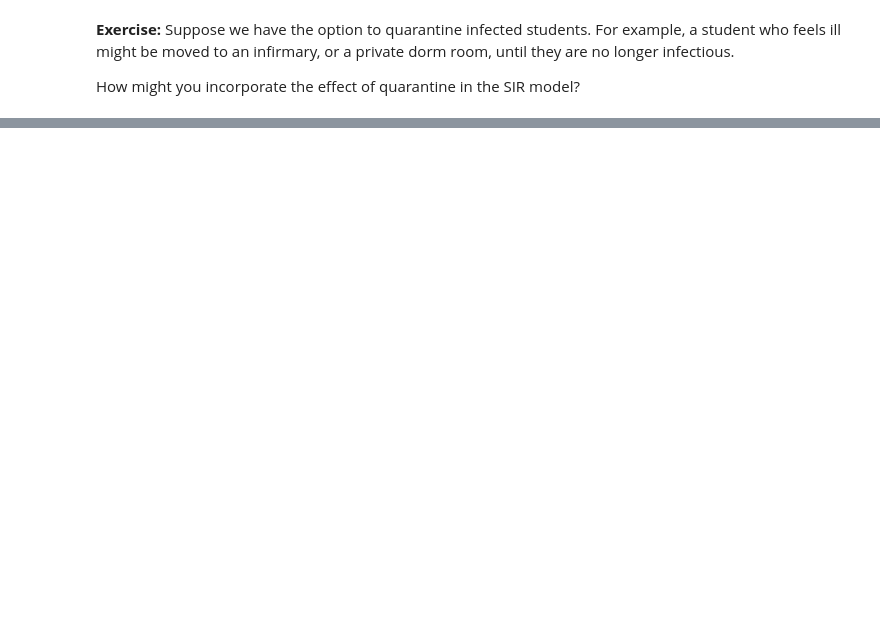
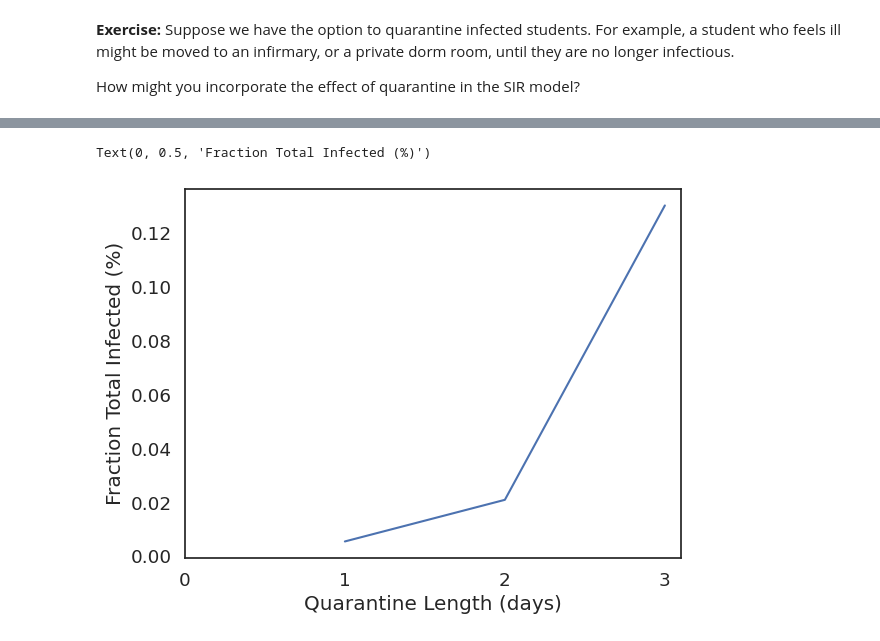
Before and after one commit to andrewbowen19/SimulationAndModellingDATA604, a Jupyter notebook: notebooks/bowen_chap12.ipynb, the cells around one changed output, grey strips where cells are left out. Saved outputs shown, nothing was run; the diff lists cells and outputs as text; code cells hidden in the pictures; blank space fills up the shorter version.

```diff
--- a/notebooks/bowen_chap12.ipynb
+++ b/notebooks/bowen_chap12.ipynb
@@ -547,0 +586,20 @@ How might you incorporate the effect of quarantine in the SIR model?
+# %%
+# Solution goes here
+def quarantine(system, low, high=4):
+  # Here we'll define the infection period for a quarantined student as 1 day, rather than 4 days
+  tr = high - (high-low)
+  system.gamma = 1 / tr
+# %%
+def sweep_quarantine(low_array):
+    sweep = SweepSeries()
+
+    for low_day in low_array:
+        system = make_system(beta, gamma)
+        quarantine(system, low_day)
+        results = run_simulation(system, update_func)
+        sweep[low_day] = calc_total_infected(results)
+
+    return sweep
+# %%
+low_array = np.array([0,1,2,3])
+quarantine_results = sweep_quarantine(low_array)
@@ -547,0 +612,10 @@ How might you incorporate the effect of quarantine in the SIR model?
+# %%
+import matplotlib.pyplot as plt
+
+plt.plot(quarantine_results)
+plt.xticks(low_array)
+plt.xlabel("Quarantine Length (days)")
+plt.ylabel("Fraction Total Infected (%)")
+# %% [output]
+Text(0, 0.5, 'Fraction Total Infected (%)')
+[figure, added]
```
Also changed, not shown: parts of 9 cells of this notebook.
